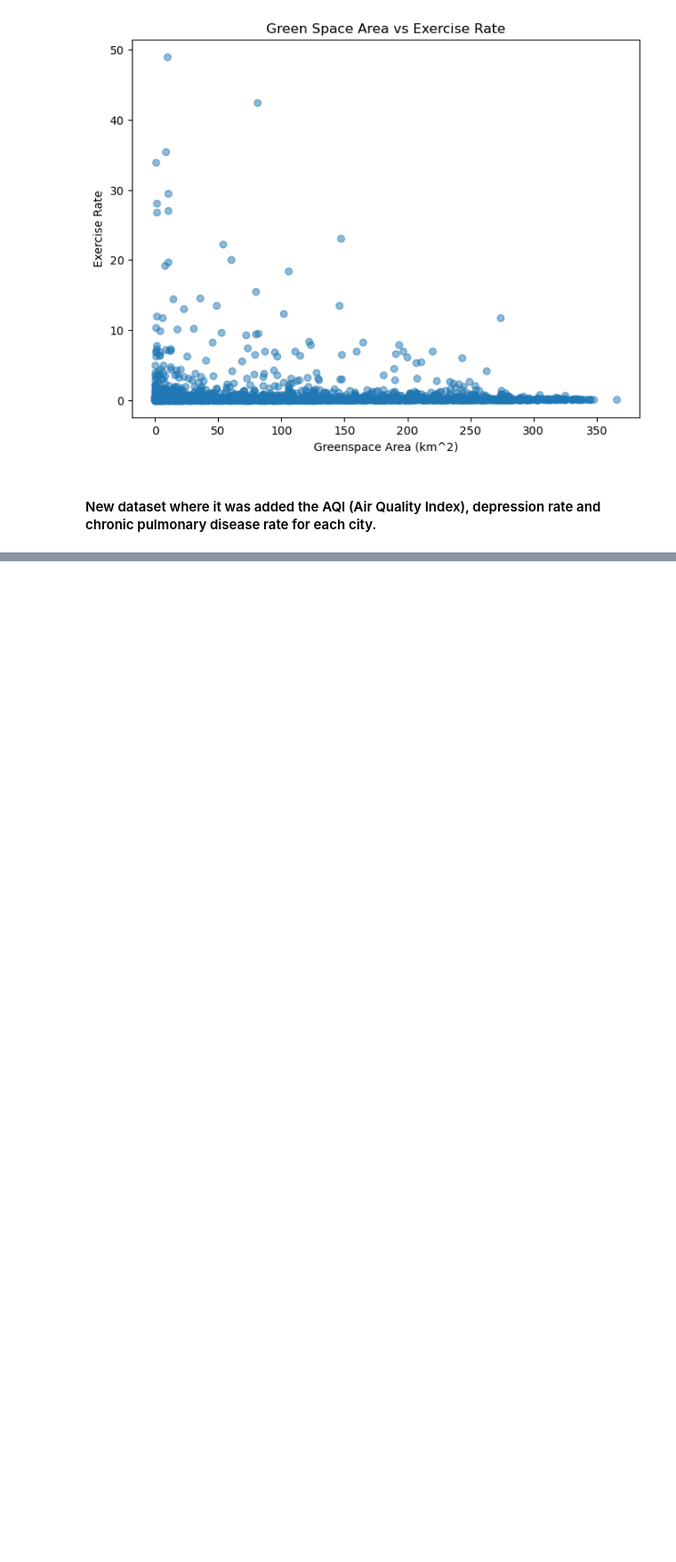
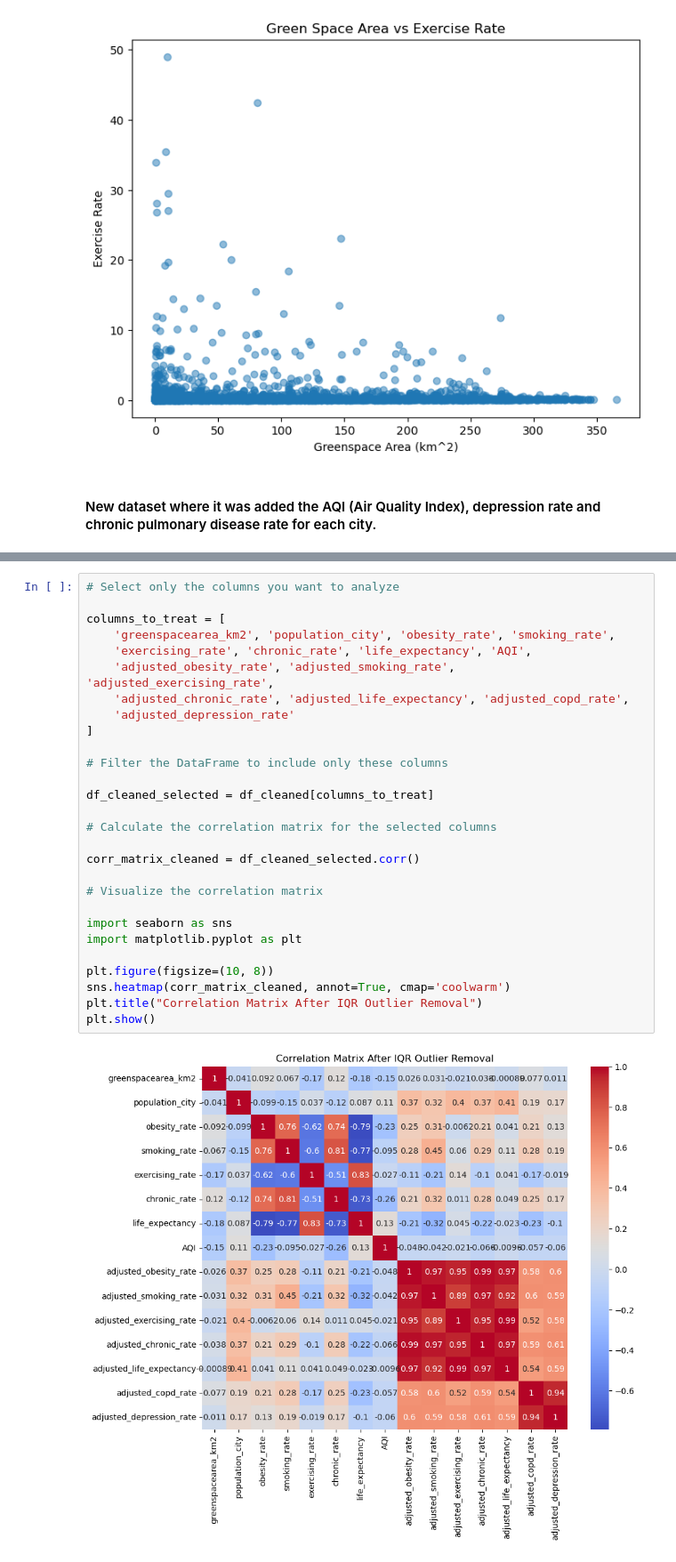
Before and after one commit to AlexRibeiro95/Environmental_factors_on_Public_health, a Jupyter notebook: notebooks/eda(2).ipynb, the cells around one changed output, grey strips where cells are left out. Shown at 89% size. Cells and saved outputs as stored; diff of their text form; blank space fills up the shorter version.

```diff
--- a/notebooks/eda(2).ipynb
+++ b/notebooks/eda(2).ipynb
@@ -233,0 +496,30 @@ plt.show()
+# %%
+# Select only the columns you want to analyze
+
+columns_to_treat = [
+    'greenspacearea_km2', 'population_city', 'obesity_rate', 'smoking_rate',
+    'exercising_rate', 'chronic_rate', 'life_expectancy', 'AQI',
+    'adjusted_obesity_rate', 'adjusted_smoking_rate', 'adjusted_exercising_rate',
+    'adjusted_chronic_rate', 'adjusted_life_expectancy', 'adjusted_copd_rate',
+    'adjusted_depression_rate'
+]
+
+# Filter the DataFrame to include only these columns
+
+df_cleaned_selected = df_cleaned[columns_to_treat]
+
+# Calculate the correlation matrix for the selected columns
+
+corr_matrix_cleaned = df_cleaned_selected.corr()
+
+# Visualize the correlation matrix
+
+import seaborn as sns
+import matplotlib.pyplot as plt
+
+plt.figure(figsize=(10, 8))
+sns.heatmap(corr_matrix_cleaned, annot=True, cmap='coolwarm')
+plt.title("Correlation Matrix After IQR Outlier Removal")
+plt.show()
+# %% [output]
+[figure, added]
```
Also changed, not shown: parts of 17 cells of this notebook, 1 other file.
